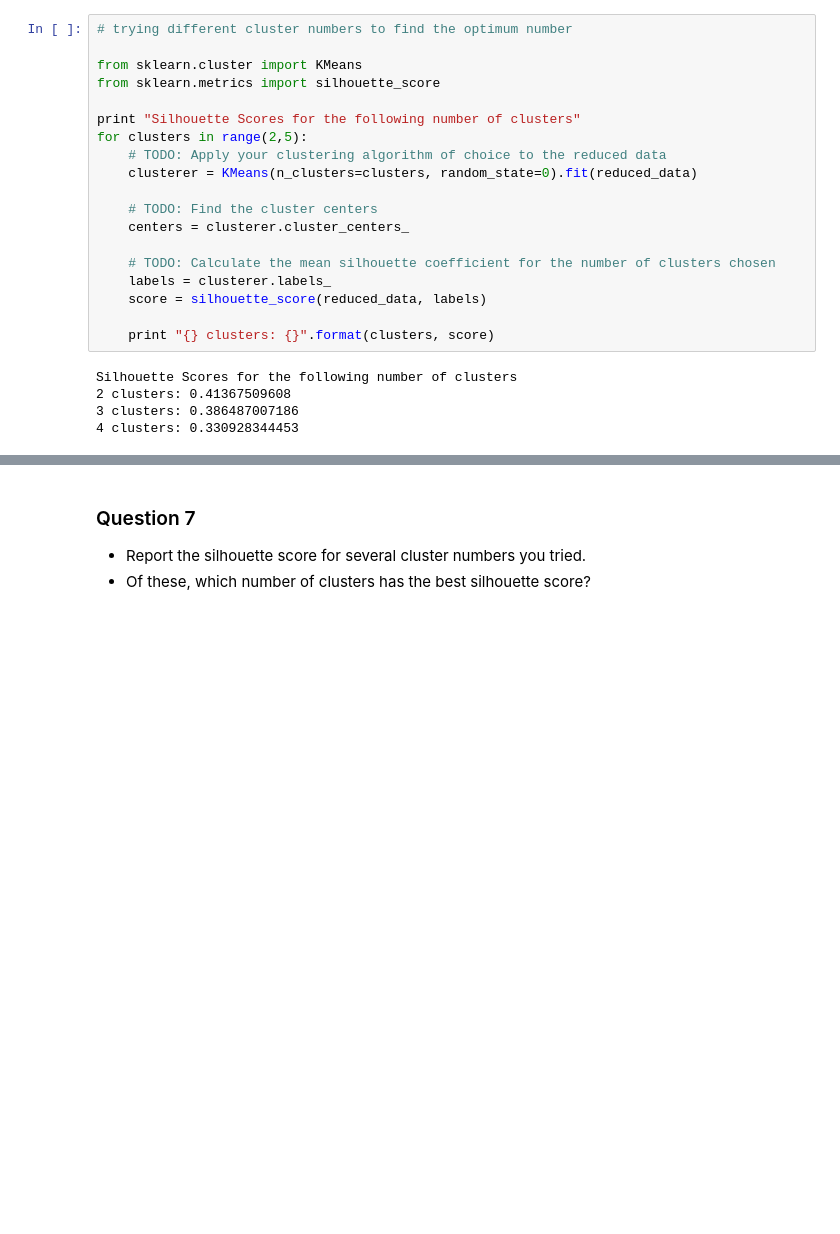
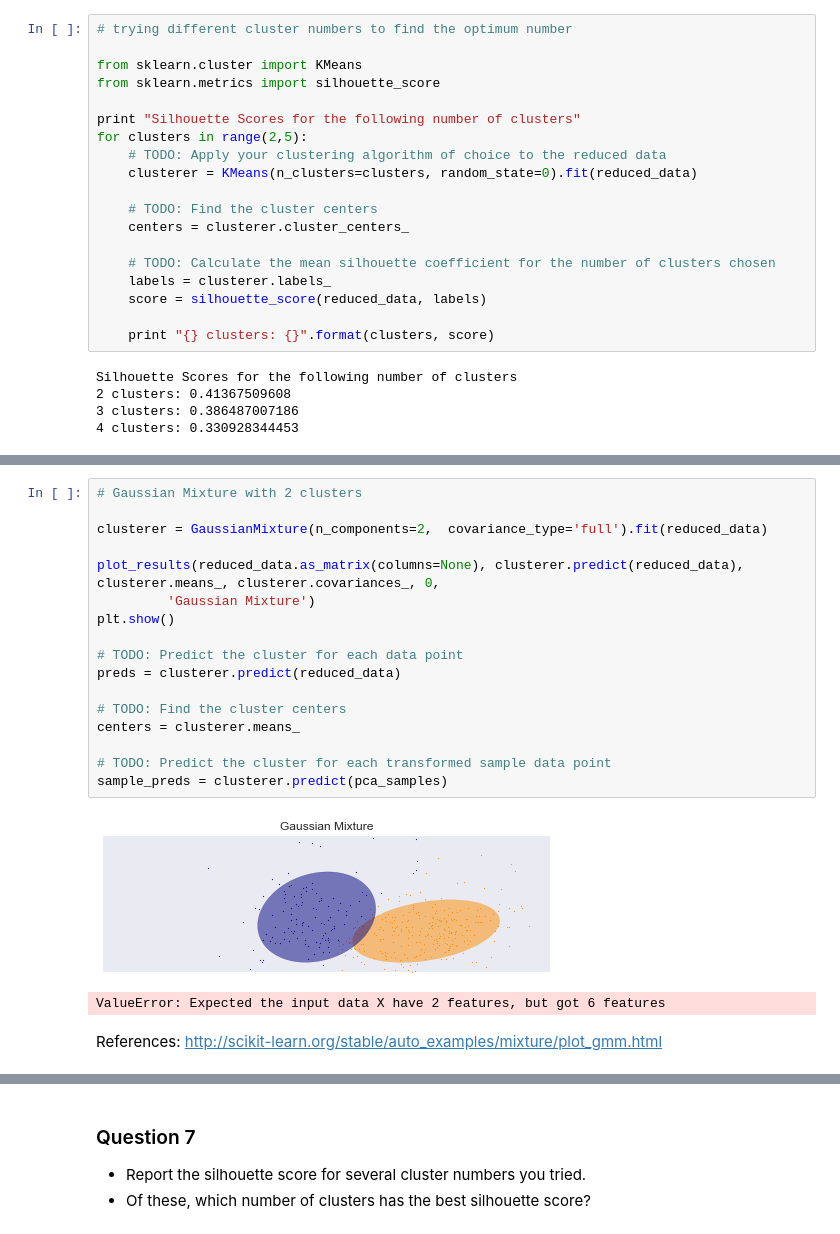
Before and after one commit to Alz-Android/ML, a Jupyter notebook: customer_segments/customer_segments.ipynb, the cells around one changed output, grey strips where cells are left out. Drawn from its saved outputs; the diff is of its cells as text; blank space fills up the shorter version.

```diff
--- a/customer_segments/customer_segments.ipynb
+++ b/customer_segments/customer_segments.ipynb
@@ -638 +712,24 @@ Silhouette Scores for the following number of clusters
+# %%
+# Gaussian Mixture with 2 clusters
+
+clusterer = GaussianMixture(n_components=2,  covariance_type='full').fit(reduced_data)
+
+plot_results(reduced_data.as_matrix(columns=None), clusterer.predict(reduced_data), clusterer.means_, clusterer.covariances_, 0,
+         'Gaussian Mixture')
+plt.show()
+
+# TODO: Predict the cluster for each data point
+preds = clusterer.predict(reduced_data)
+
+# TODO: Find the cluster centers
+centers = clusterer.means_
+
+# TODO: Predict the cluster for each transformed sample data point
+sample_preds = clusterer.predict(pca_samples)
+# %% [output]
+[figure, added]
+ValueError: Expected the input data X have 2 features, but got 6 features
+# %% [markdown]
+References:
+http://scikit-learn.org/stable/auto_examples/mixture/plot_gmm.html
 # %%
```
Also changed, not shown: parts of 9 cells of this notebook.
